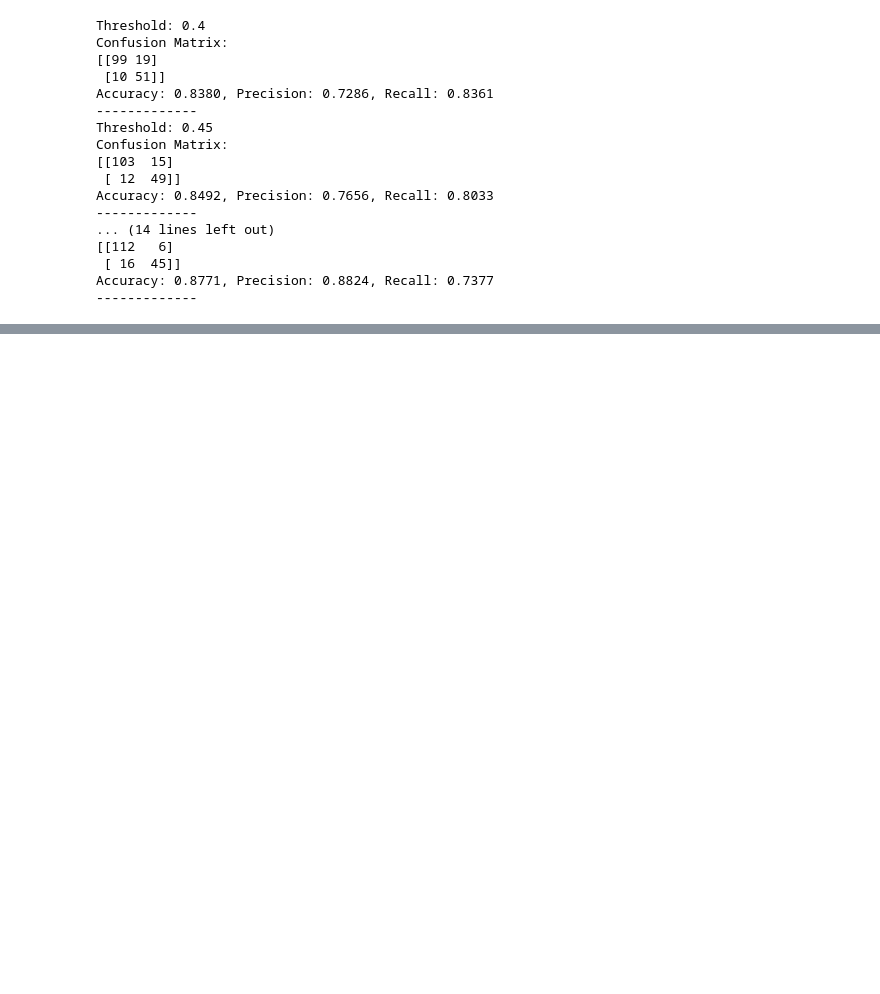
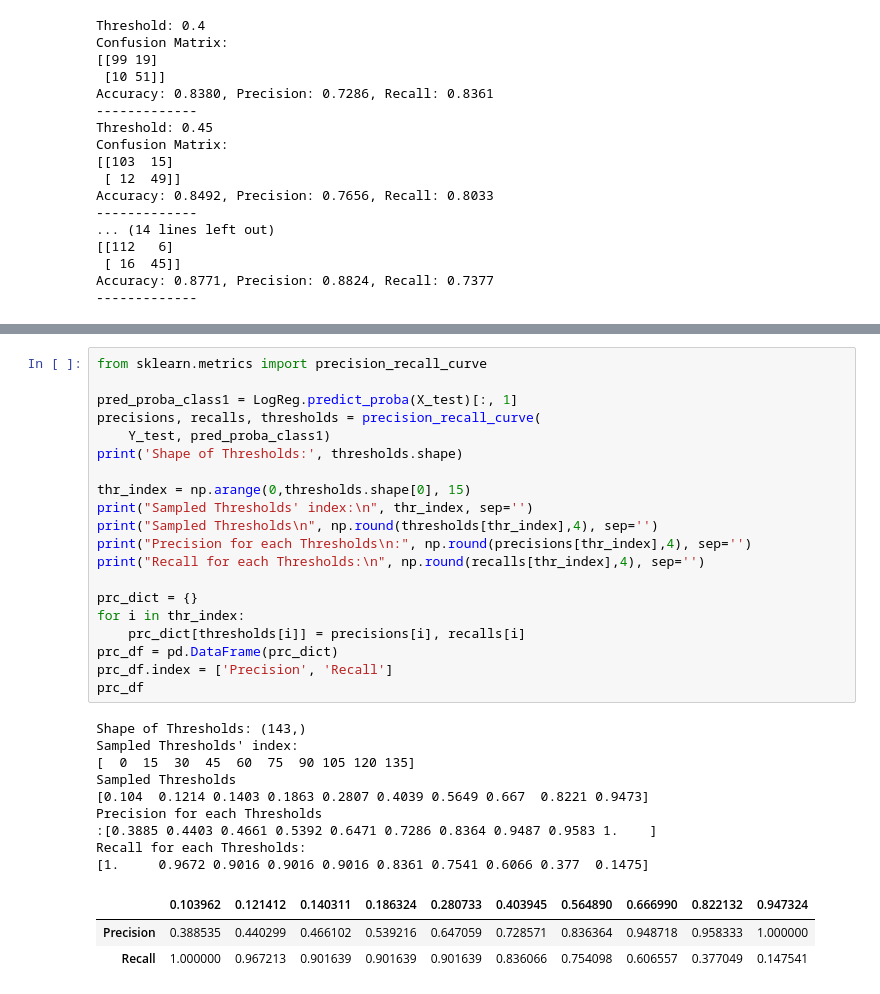
Before and after one commit to Yubin-Hong/python_machine_learning_guide, a Jupyter notebook: 3_Evalutaion.ipynb, the cells around one changed output, grey strips where cells are left out. Drawn from its saved outputs; the diff is of its cells as text; blank space fills up the shorter version.

```diff
--- a/3_Evalutaion.ipynb
+++ b/3_Evalutaion.ipynb
@@ -269,0 +320,33 @@ Accuracy: 0.8771, Precision: 0.8824, Recall: 0.7377
+# %%
+from sklearn.metrics import precision_recall_curve
+
+pred_proba_class1 = LogReg.predict_proba(X_test)[:, 1]
+precisions, recalls, thresholds = precision_recall_curve(
+    Y_test, pred_proba_class1)
+print('Shape of Thresholds:', thresholds.shape)
+
+thr_index = np.arange(0,thresholds.shape[0], 15)
+print("Sampled Thresholds' index:\n", thr_index, sep='')
+print("Sampled Thresholds\n", np.round(thresholds[thr_index],4), sep='')
+print("Precision for each Thresholds\n:", np.round(precisions[thr_index],4), sep='')
+print("Recall for each Thresholds:\n", np.round(recalls[thr_index],4), sep='')
+
+prc_dict = {}
+for i in thr_index:
+    prc_dict[thresholds[i]] = precisions[i], recalls[i]
+prc_df = pd.DataFrame(prc_dict)
+prc_df.index = ['Precision', 'Recall']
+prc_df
+# %% [output]
+Shape of Thresholds: (143,)
+Sampled Thresholds' index:
+[  0  15  30  45  60  75  90 105 120 135]
+Sampled Thresholds
+[0.104  0.1214 0.1403 0.1863 0.2807 0.4039 0.5649 0.667  0.8221 0.9473]
+Precision for each Thresholds
+:[0.3885 0.4403 0.4661 0.5392 0.6471 0.7286 0.8364 0.9487 0.9583 1.    ]
+Recall for each Thresholds:
+[1.     0.9672 0.9016 0.9016 0.9016 0.8361 0.7541 0.6066 0.377  0.1475]
+|  | 0.103962 | 0.121412 | 0.140311 | 0.186324 | 0.280733 | 0.403945 | 0.564890 | 0.666990 | 0.822132 | 0.947324 |
+| Precision | 0.388535 | 0.440299 | 0.466102 | 0.539216 | 0.647059 | 0.728571 | 0.836364 | 0.948718 | 0.958333 | 1.000000 |
+| Recall | 1.000000 | 0.967213 | 0.901639 | 0.901639 | 0.901639 | 0.836066 | 0.754098 | 0.606557 | 0.377049 | 0.147541 |
```
Also changed, not shown: parts of 10 cells of this notebook.
